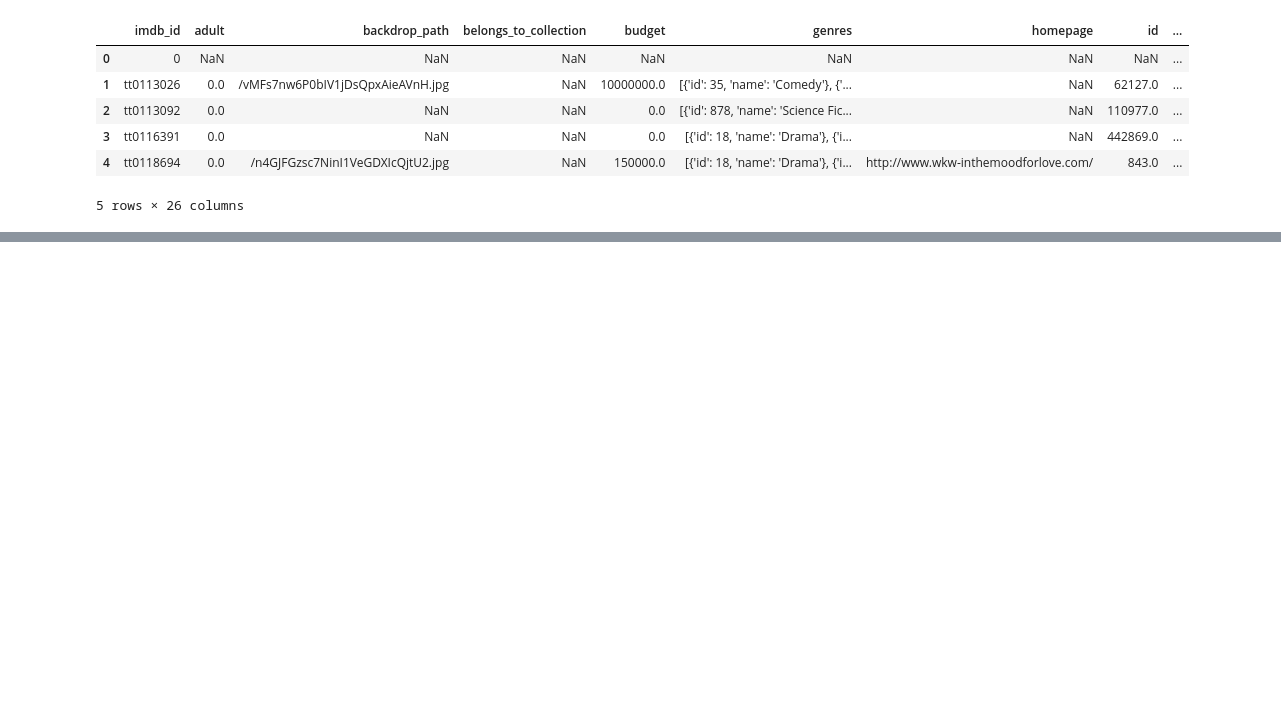
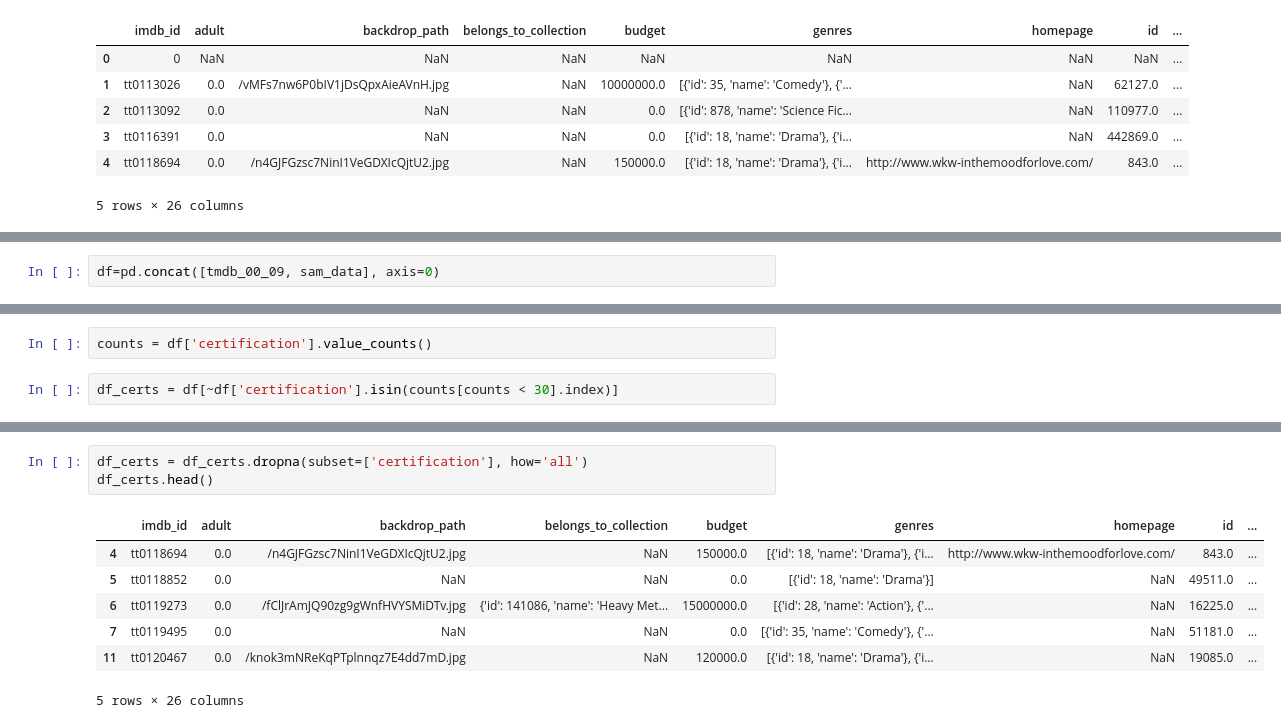
Before and after one commit to bemadi/Project-3, a Jupyter notebook: Part 4 - Hypothesis Testing.ipynb, the cells around one changed output, grey strips where cells are left out. Drawn from its saved outputs; the diff is of its cells as text; blank space fills up the shorter version.

```diff
--- a/Part 4 - Hypothesis Testing.ipynb
+++ b/Part 4 - Hypothesis Testing.ipynb
@@ -234,0 +256,2 @@ tmdb_00_09.head()
+# %%
+df=pd.concat([tmdb_00_09, sam_data], axis=0)
@@ -234,0 +320,4 @@ tmdb_00_09.head()
+# %%
+counts = df['certification'].value_counts()
+# %%
+df_certs = df[~df['certification'].isin(counts[counts < 30].index)]
@@ -234,0 +353,11 @@ tmdb_00_09.head()
+# %%
+df_certs = df_certs.dropna(subset=['certification'], how='all')
+df_certs.head()
+# %% [output]
+|  | imdb_id | adult | backdrop_path | belongs_to_collection | budget | genres | homepage | id | ... |
+| 4 | tt0118694 | 0.0 | /n4GJFGzsc7NinI1VeGDXIcQjtU2.jpg | NaN | 150000.0 | [{'id': 18, 'name': 'Drama'}, {'i... | http://www.wkw-inthemoodforlove.com/ | 843.0 | ... |
+| 5 | tt0118852 | 0.0 | NaN | NaN | 0.0 | [{'id': 18, 'name': 'Drama'}] | NaN | 49511.0 | ... |
+| 6 | tt0119273 | 0.0 | /fClJrAmJQ90zg9gWnfHVYSMiDTv.jpg | {'id': 141086, 'name': 'Heavy Met... | 15000000.0 | [{'id': 28, 'name': 'Action'}, {'... | NaN | 16225.0 | ... |
+| 7 | tt0119495 | 0.0 | NaN | NaN | 0.0 | [{'id': 35, 'name': 'Comedy'}, {'... | NaN | 51181.0 | ... |
+| 11 | tt0120467 | 0.0 | /knok3mNReKqPTplnnqz7E4dd7mD.jpg | NaN | 120000.0 | [{'id': 18, 'name': 'Drama'}, {'i... | NaN | 19085.0 | ... |
+5 rows × 26 columns
```
Also changed, not shown: parts of 18 cells of this notebook, 1 other file.
